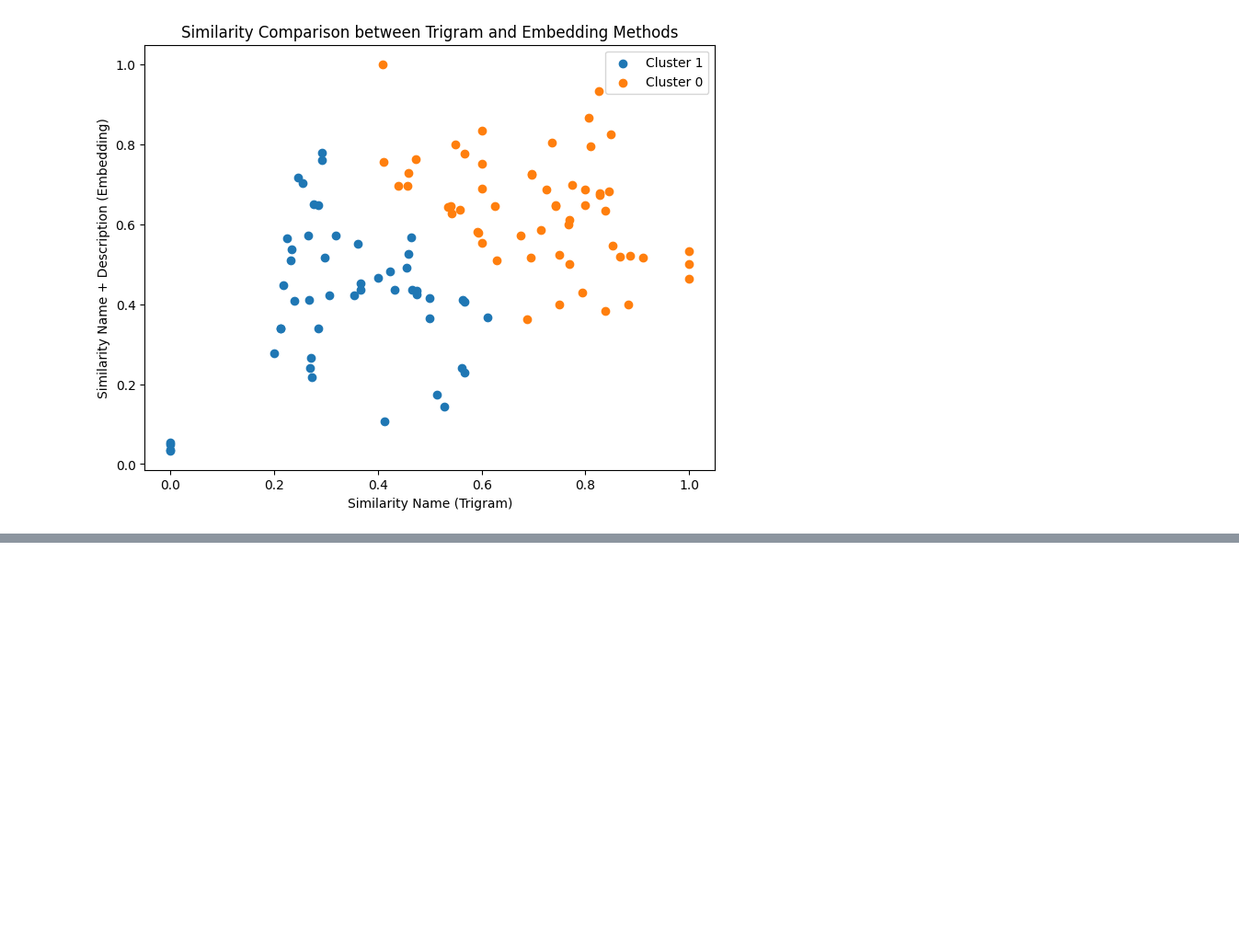
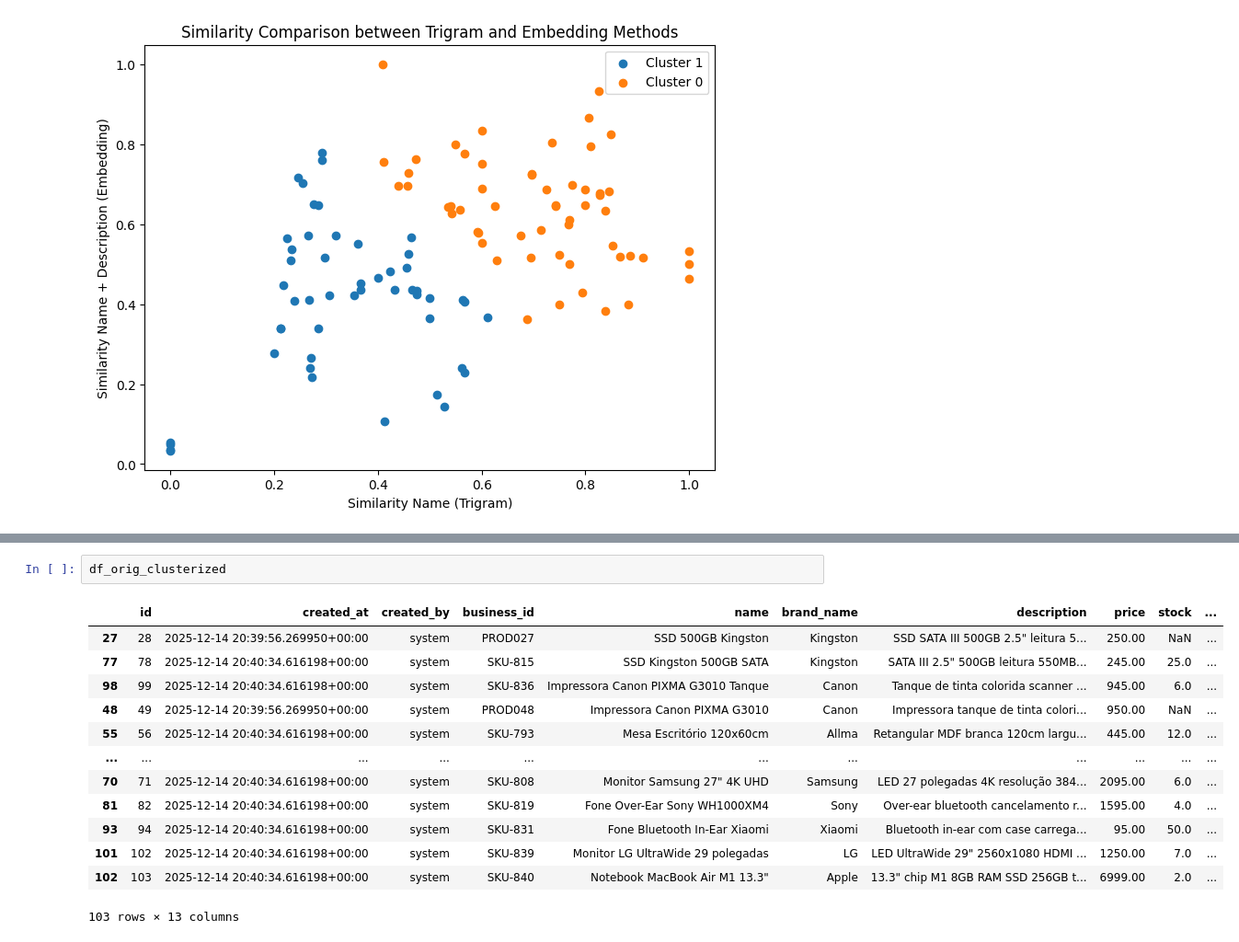
Before and after one commit to zanyev/link-api, a Jupyter notebook: test_splink.ipynb, the cells around one changed output, grey strips where cells are left out. Shown: that part at 92% size. Drawn from its saved outputs; the diff is of its cells as text; blank space fills up the shorter version.

```diff
--- a/test_splink.ipynb
+++ b/test_splink.ipynb
@@ -202,0 +301,16 @@ cluster_map = {
+# %%
+df_orig_clusterized
+# %% [output]
+|  | id | created_at | created_by | business_id | name | brand_name | description | price | stock | ... |
+| 27 | 28 | 2025-12-14 20:39:56.269950+00:00 | system | PROD027 | SSD 500GB Kingston | Kingston | SSD SATA III 500GB 2.5" leitura 5... | 250.00 | NaN | ... |
+| 77 | 78 | 2025-12-14 20:40:34.616198+00:00 | system | SKU-815 | SSD Kingston 500GB SATA | Kingston | SATA III 2.5" 500GB leitura 550MB... | 245.00 | 25.0 | ... |
+| 98 | 99 | 2025-12-14 20:40:34.616198+00:00 | system | SKU-836 | Impressora Canon PIXMA G3010 Tanque | Canon | Tanque de tinta colorida scanner ... | 945.00 | 6.0 | ... |
+| 48 | 49 | 2025-12-14 20:39:56.269950+00:00 | system | PROD048 | Impressora Canon PIXMA G3010 | Canon | Impressora tanque de tinta colori... | 950.00 | NaN | ... |
+| 55 | 56 | 2025-12-14 20:40:34.616198+00:00 | system | SKU-793 | Mesa Escritório 120x60cm | Allma | Retangular MDF branca 120cm largu... | 445.00 | 12.0 | ... |
+| ... | ... | ... | ... | ... | ... | ... | ... | ... | ... | ... |
+| 70 | 71 | 2025-12-14 20:40:34.616198+00:00 | system | SKU-808 | Monitor Samsung 27" 4K UHD | Samsung | LED 27 polegadas 4K resolução 384... | 2095.00 | 6.0 | ... |
+| 81 | 82 | 2025-12-14 20:40:34.616198+00:00 | system | SKU-819 | Fone Over-Ear Sony WH1000XM4 | Sony | Over-ear bluetooth cancelamento r... | 1595.00 | 4.0 | ... |
+| 93 | 94 | 2025-12-14 20:40:34.616198+00:00 | system | SKU-831 | Fone Bluetooth In-Ear Xiaomi | Xiaomi | Bluetooth in-ear com case carrega... | 95.00 | 50.0 | ... |
+| 101 | 102 | 2025-12-14 20:40:34.616198+00:00 | system | SKU-839 | Monitor LG UltraWide 29 polegadas | LG | LED UltraWide 29" 2560x1080 HDMI ... | 1250.00 | 7.0 | ... |
+| 102 | 103 | 2025-12-14 20:40:34.616198+00:00 | system | SKU-840 | Notebook MacBook Air M1 13.3" | Apple | 13.3" chip M1 8GB RAM SSD 256GB t... | 6999.00 | 2.0 | ... |
+103 rows × 13 columns
```
Also changed, not shown: parts of 20 cells of this notebook.
